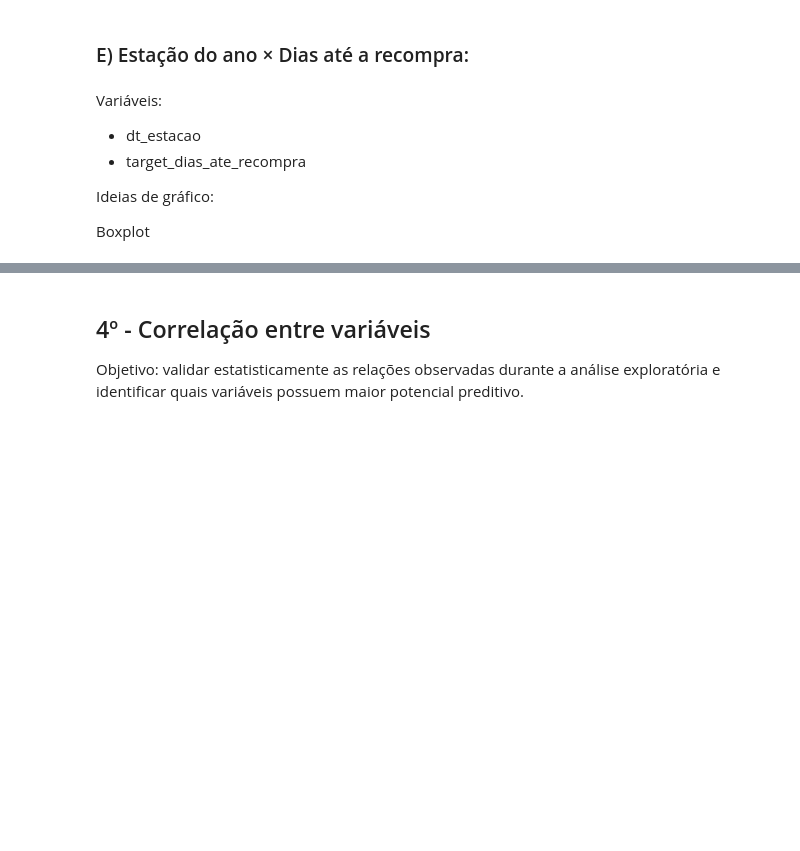
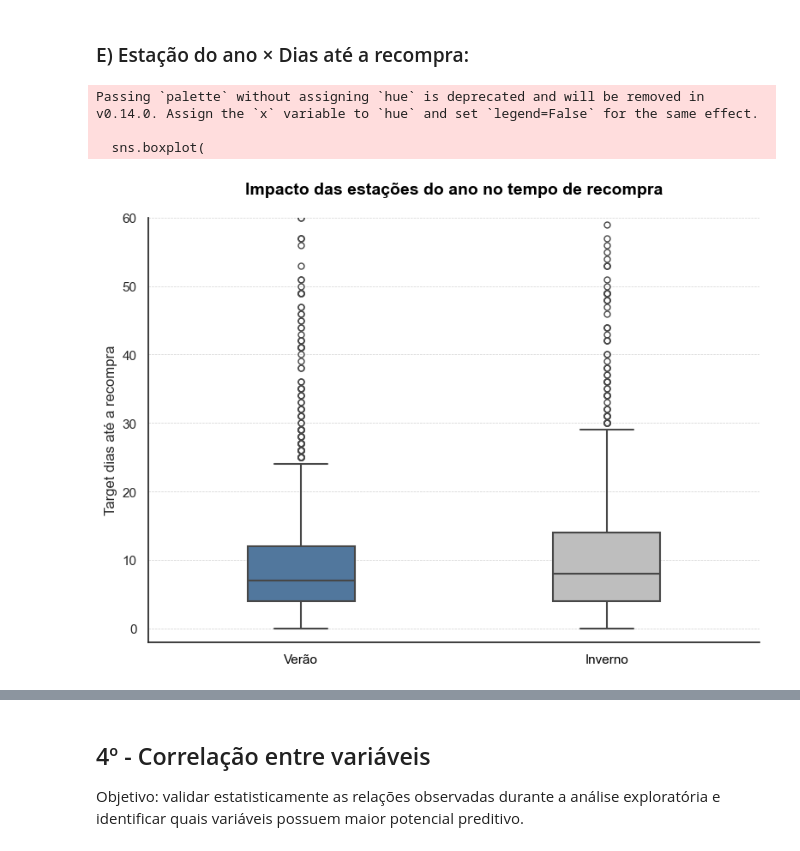
Before and after one commit to Fernandonneto/Projeto_Real_-_Previsao_Recompra_Agua_Mineral_Machine_Learning, a Jupyter notebook: Análise EDA/analise_exploratoria_dados.ipynb, the cells around one changed output, grey strips where cells are left out. Cells and saved outputs as stored; diff of their text form; code cells hidden in the pictures; blank space fills up the shorter version.

Commit message:
Conclusão da 3 etapa e andamento do projeto

```diff
--- a/Análise EDA/analise_exploratoria_dados.ipynb
+++ b/Análise EDA/analise_exploratoria_dados.ipynb
@@ -865,12 +855,69 @@ plt.show()
 O gráfico de dispersão confirma visualmente a polarização da base em valores inteiros rígidos, uma vez que médias fracionadas (como 1.2 ou 1.5) são apenas abstrações estatísticas de clientes que oscilam seus pedidos entre 1 e 2 unidades ao longo do tempo. Sob a perspectiva de negócios, o modelo revela que tanto o bloco de comportamento unitário (Média: 1.0) quanto o bloco de comportamento duplo (Média: 2.0) apresentam uma cauda longa vertical de inatividade, estendendo-se até a faixa crítica de 370 a 500 dias sem comprar. Esse padrão idêntico prova que a volumetria isolada não protege o cliente do esquecimento da marca (churn). Contudo, a densidade massiva de pontos concentrada na linha zero do eixo Y, em ambas as colunas inteiras, chancela e valida diretamente as recomendações estratégicas propostas anteriormente. Ela comprova que o motor de recompra rápida e crônica ocorre de forma consistente tanto em perfis residenciais (1 unidade) quanto comerciais (2 unidades), justificando a implementação imediata da automação de gatilhos via WhatsApp e da régua de relacionamento por ciclo de vida para reter esses usuários recorrentes antes que eles entrem na zona de inatividade de longo prazo.
 # %% [markdown]
 ### E) Estação do ano × Dias até a recompra:
-# %% [markdown]
-Variáveis:
-
-- dt_estacao
-- target_dias_ate_recompra
-
-Ideias de gráfico:
-
-Boxplot
+# %%
+# Configuração do estilo visual de fundo
+sns.set_theme(style="white")
+plt.figure(figsize=(8, 6))
+
+# Preparação dos dados: Filtra nulos e define as duas únicas estações operacionais
+dados_estacao = df[["dt_estacao", "target_dias_ate_recompra"]].dropna()
+ordem_estacoes = ["Verão", "Inverno"]
+
+# Mapeamento das cores: Azul para o Verão (pico) e Cinza para o Inverno
+cores_estacoes = {"Verão": PALETA["azul"], "Inverno": PALETA["cinza"]}
+lista_cores = [cores_estacoes[est] for est in ordem_estacoes]
+
+# Grades ao fundo
+plt.grid(
+    True,
+    which="both",
+    axis="both",
+    color=PALETA["cinza"],
+    linestyle="--",
+    linewidth=0.5,
+    alpha=0.7,
+)
+
+# Plotagem do Boxplot vertical para as duas estações
+sns.boxplot(
+    data=dados_estacao,
+    x="dt_estacao",
+    y="target_dias_ate_recompra",
+    order=ordem_estacoes,
+    palette=lista_cores,
+    linewidth=1.5,
+    fliersize=5,  # Tamanho dos pontos dos outliers
+    width=0.35,
+    zorder=3,
+)
+
+# Aplicação do zoom limitando o eixo vertical a 60 dias
+plt.ylim(-2, 60)
+
+# Controle das bordas
+sns.despine(top=True, right=True)
+
+# Legendas de texto (rótulo) do eixo Y e exlusão da legenda do eixo X
+plt.ylabel("Target dias até a recompra")
+plt.xlabel("")
+
+# Título
+plt.title(
+    "Impacto das estações do ano no tempo de recompra",
+    fontsize=14,
+    pad=20,
+    fontweight="bold",
+    color=PALETA["preto"],
+)
+
+# Garante que as etiquetas das estações no eixo X fiquem na cor padrão do projeto
+plt.xticks(color=PALETA["preto"], fontsize=11)
+
+plt.tight_layout()
+plt.show()
+# %% [output]
+Passing `palette` without assigning `hue` is deprecated and will be removed in v0.14.0. Assign the `x` variable to `hue` and set `legend=False` for the same effect.
+
+  sns.boxplot(
+[figure, added]
```
Also changed, not shown: parts of 5 cells of this notebook, 1 other file.
